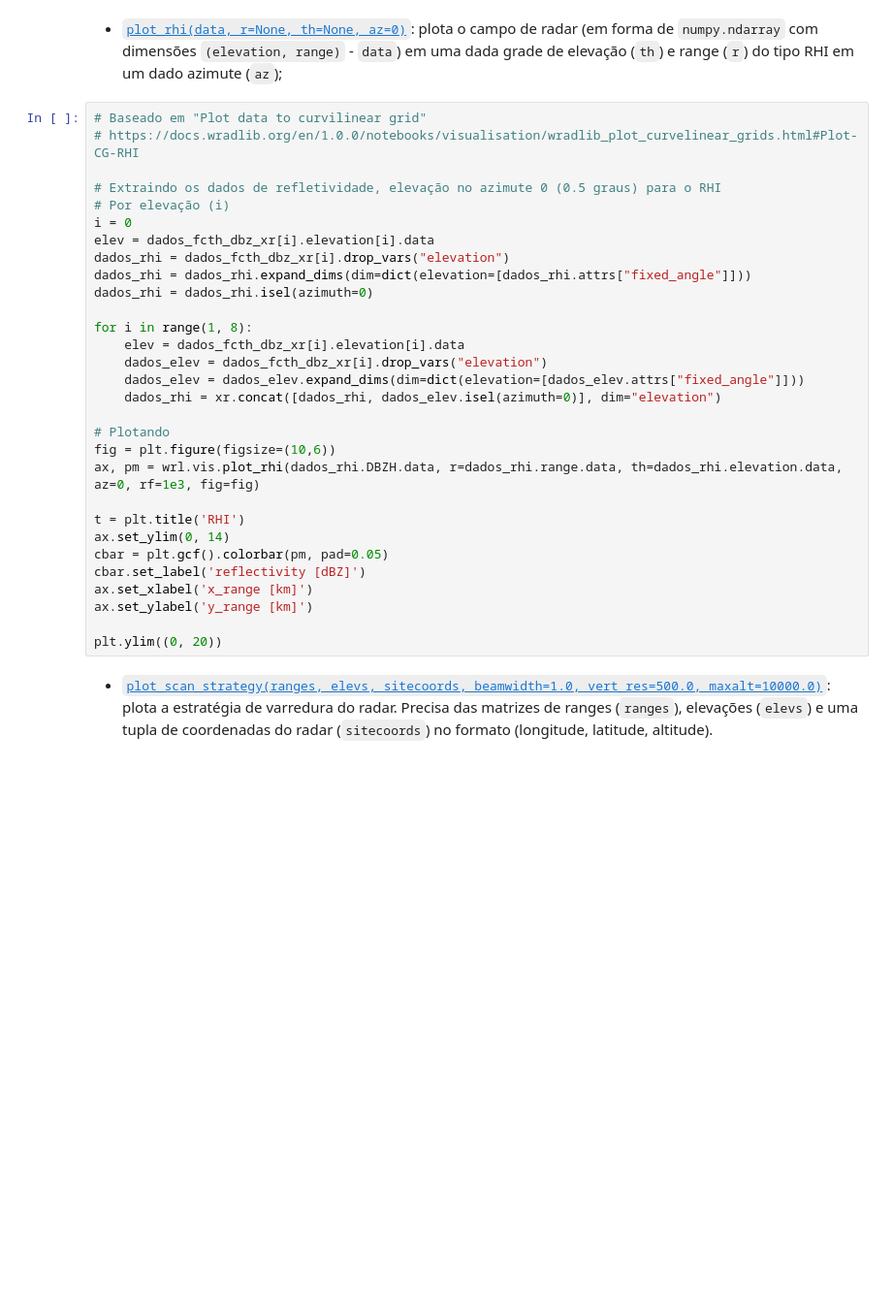
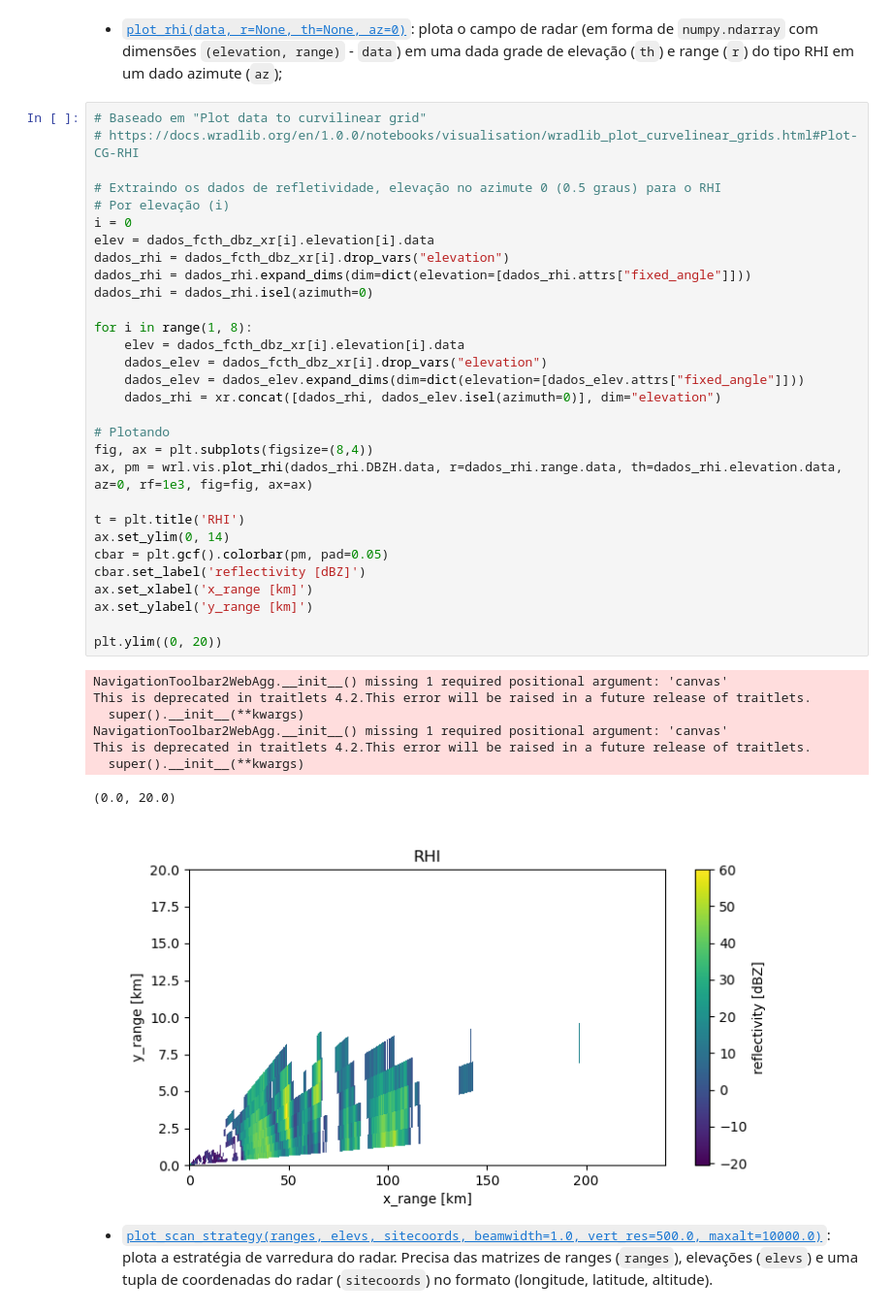
Before and after one commit to LabNuvens/tutoriais-python, a Jupyter notebook: 1.Radar/1.2.visualizando_dados_de_radar.ipynb, the cells around one changed output. Shown at 97% size. Drawn from its saved outputs; the diff is of its cells as text; blank space fills up the shorter version.

```diff
--- a/1.Radar/1.2.visualizando_dados_de_radar.ipynb
+++ b/1.Radar/1.2.visualizando_dados_de_radar.ipynb
@@ -370,33 +536,42 @@ ax.set_title(radar_name + " " + scan_angle + " deg " + date)
 # %%
 # Baseado em "Plot data to curvilinear grid"
 # https://docs.wradlib.org/en/1.0.0/notebooks/visualisation/wradlib_plot_curvelinear_grids.html#Plot-CG-RHI
 
 # Extraindo os dados de refletividade, elevação no azimute 0 (0.5 graus) para o RHI
 # Por elevação (i)
 i = 0
 elev = dados_fcth_dbz_xr[i].elevation[i].data
 dados_rhi = dados_fcth_dbz_xr[i].drop_vars("elevation")
 dados_rhi = dados_rhi.expand_dims(dim=dict(elevation=[dados_rhi.attrs["fixed_angle"]]))
 dados_rhi = dados_rhi.isel(azimuth=0)
 
 for i in range(1, 8):
     elev = dados_fcth_dbz_xr[i].elevation[i].data
     dados_elev = dados_fcth_dbz_xr[i].drop_vars("elevation")
     dados_elev = dados_elev.expand_dims(dim=dict(elevation=[dados_elev.attrs["fixed_angle"]]))
     dados_rhi = xr.concat([dados_rhi, dados_elev.isel(azimuth=0)], dim="elevation")
 
 # Plotando
-fig = plt.figure(figsize=(10,6))
-ax, pm = wrl.vis.plot_rhi(dados_rhi.DBZH.data, r=dados_rhi.range.data, th=dados_rhi.elevation.data, az=0, rf=1e3, fig=fig)
+fig, ax = plt.subplots(figsize=(8,4))
+ax, pm = wrl.vis.plot_rhi(dados_rhi.DBZH.data, r=dados_rhi.range.data, th=dados_rhi.elevation.data, az=0, rf=1e3, fig=fig, ax=ax)
 
 t = plt.title('RHI')
 ax.set_ylim(0, 14)
 cbar = plt.gcf().colorbar(pm, pad=0.05)
 cbar.set_label('reflectivity [dBZ]')
 ax.set_xlabel('x_range [km]')
 ax.set_ylabel('y_range [km]')
 
 plt.ylim((0, 20))
+# %% [output]
+NavigationToolbar2WebAgg.__init__() missing 1 required positional argument: 'canvas'
+This is deprecated in traitlets 4.2.This error will be raised in a future release of traitlets.
+  super().__init__(**kwargs)
+NavigationToolbar2WebAgg.__init__() missing 1 required positional argument: 'canvas'
+This is deprecated in traitlets 4.2.This error will be raised in a future release of traitlets.
+  super().__init__(**kwargs)
+(0.0, 20.0)
+[figure, added]
 # %% [markdown]
 - [`plot_scan_strategy(ranges, elevs, sitecoords, beamwidth=1.0, vert_res=500.0, maxalt=10000.0)`](https://docs.wradlib.org/en/stable/generated/wradlib.vis.plot_scan_strategy.html): plota a estratégia de varredura do radar. Precisa das matrizes de ranges (`ranges`), elevações (`elevs`) e uma tupla de coordenadas do radar (`sitecoords`) no formato (longitude, latitude, altitude).
 # %%
```
Also changed, not shown: parts of 21 cells of this notebook.
